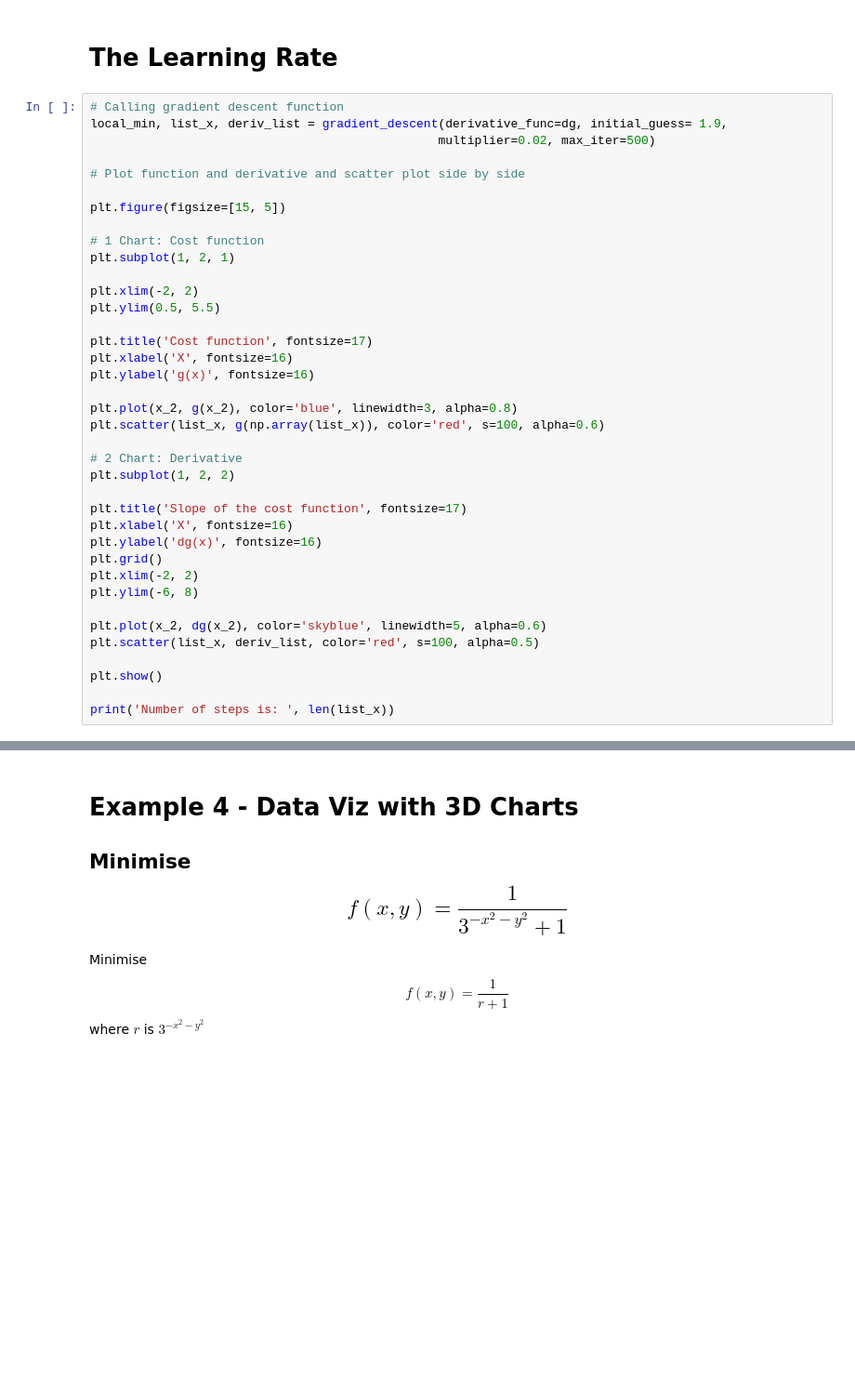
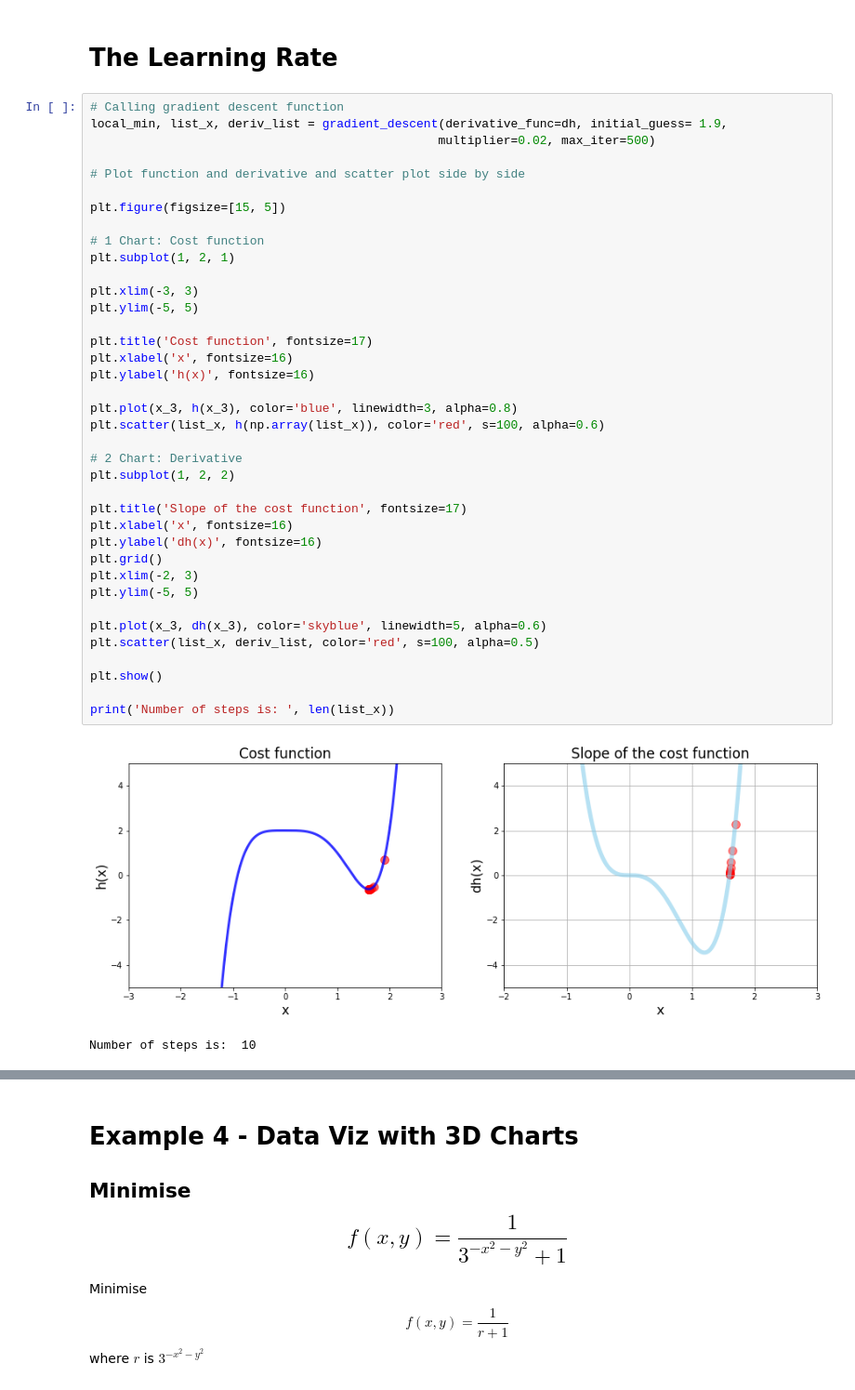
Before and after one commit to pvnmahathi/FMML20210264-Labs, a Jupyter notebook: FMML20210264_FMML_Module_4_Project.ipynb, the cells around one changed output, grey strips where cells are left out. Shown at 93% size. Cells and saved outputs as stored; diff of their text form; blank space fills up the shorter version.

```diff
--- a/FMML20210264_FMML_Module_4_Project.ipynb
+++ b/FMML20210264_FMML_Module_4_Project.ipynb
@@ -271,41 +400,44 @@ plt.show()
 # The Learning Rate
 # %%
 # Calling gradient descent function
-local_min, list_x, deriv_list = gradient_descent(derivative_func=dg, initial_guess= 1.9,
+local_min, list_x, deriv_list = gradient_descent(derivative_func=dh, initial_guess= 1.9,
                                                 multiplier=0.02, max_iter=500)
 
 # Plot function and derivative and scatter plot side by side
 
 plt.figure(figsize=[15, 5])
 
 # 1 Chart: Cost function
 plt.subplot(1, 2, 1)
 
-plt.xlim(-2, 2)
-plt.ylim(0.5, 5.5)
+plt.xlim(-3, 3)
+plt.ylim(-5, 5)
 
 plt.title('Cost function', fontsize=17)
-plt.xlabel('X', fontsize=16)
-plt.ylabel('g(x)', fontsize=16)
+plt.xlabel('x', fontsize=16)
+plt.ylabel('h(x)', fontsize=16)
 
-plt.plot(x_2, g(x_2), color='blue', linewidth=3, alpha=0.8)
-plt.scatter(list_x, g(np.array(list_x)), color='red', s=100, alpha=0.6)
+plt.plot(x_3, h(x_3), color='blue', linewidth=3, alpha=0.8)
+plt.scatter(list_x, h(np.array(list_x)), color='red', s=100, alpha=0.6)
 
 # 2 Chart: Derivative
 plt.subplot(1, 2, 2)
 
 plt.title('Slope of the cost function', fontsize=17)
-plt.xlabel('X', fontsize=16)
-plt.ylabel('dg(x)', fontsize=16)
+plt.xlabel('x', fontsize=16)
+plt.ylabel('dh(x)', fontsize=16)
 plt.grid()
-plt.xlim(-2, 2)
-plt.ylim(-6, 8)
+plt.xlim(-2, 3)
+plt.ylim(-5, 5)
 
-plt.plot(x_2, dg(x_2), color='skyblue', linewidth=5, alpha=0.6)
+plt.plot(x_3, dh(x_3), color='skyblue', linewidth=5, alpha=0.6)
 plt.scatter(list_x, deriv_list, color='red', s=100, alpha=0.5)
 
 plt.show()
 
 print('Number of steps is: ', len(list_x))
+# %% [output]
+[figure, added]
+Number of steps is:  10
 # %%
 ## TASK-5 : Run gradient descent 3 times
```
Also changed, not shown: parts of 34 cells of this notebook.
